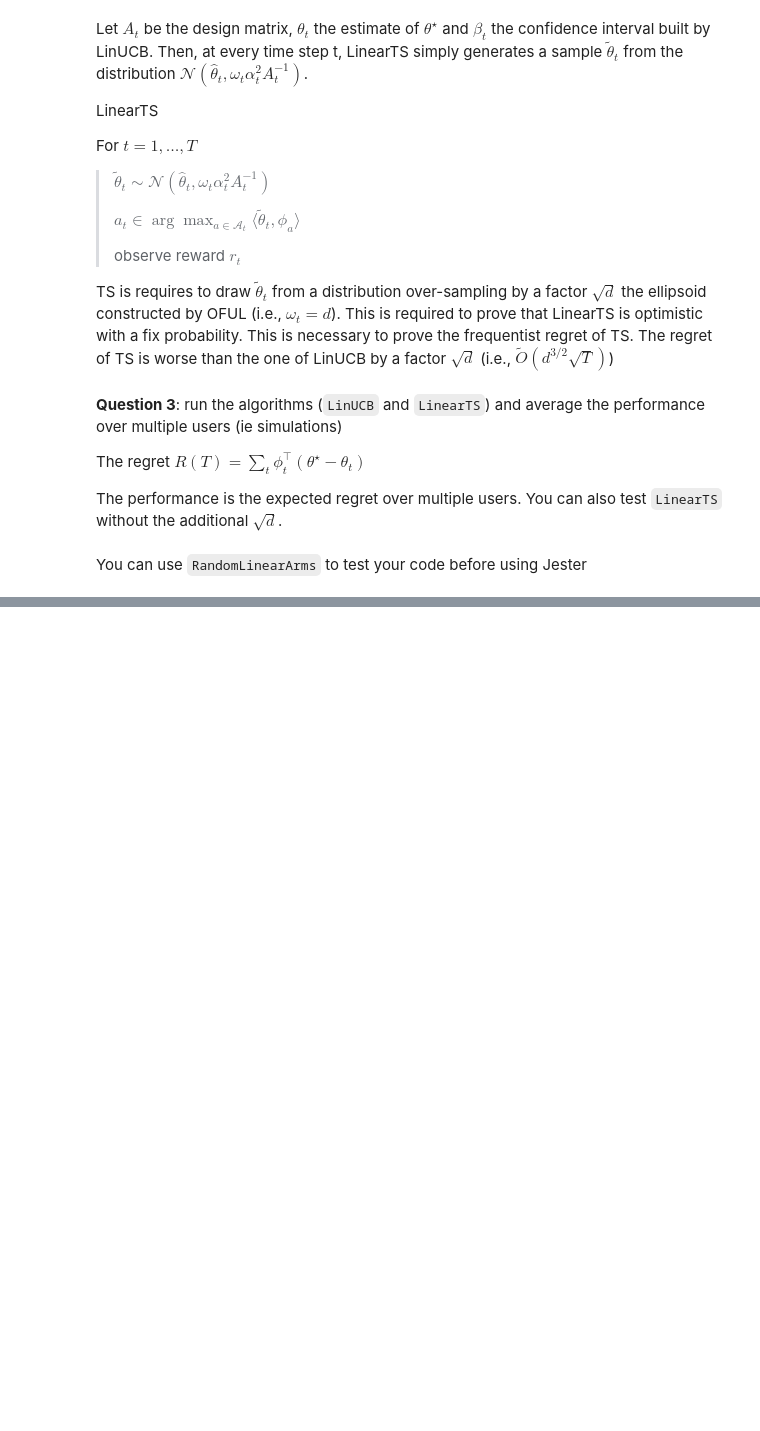
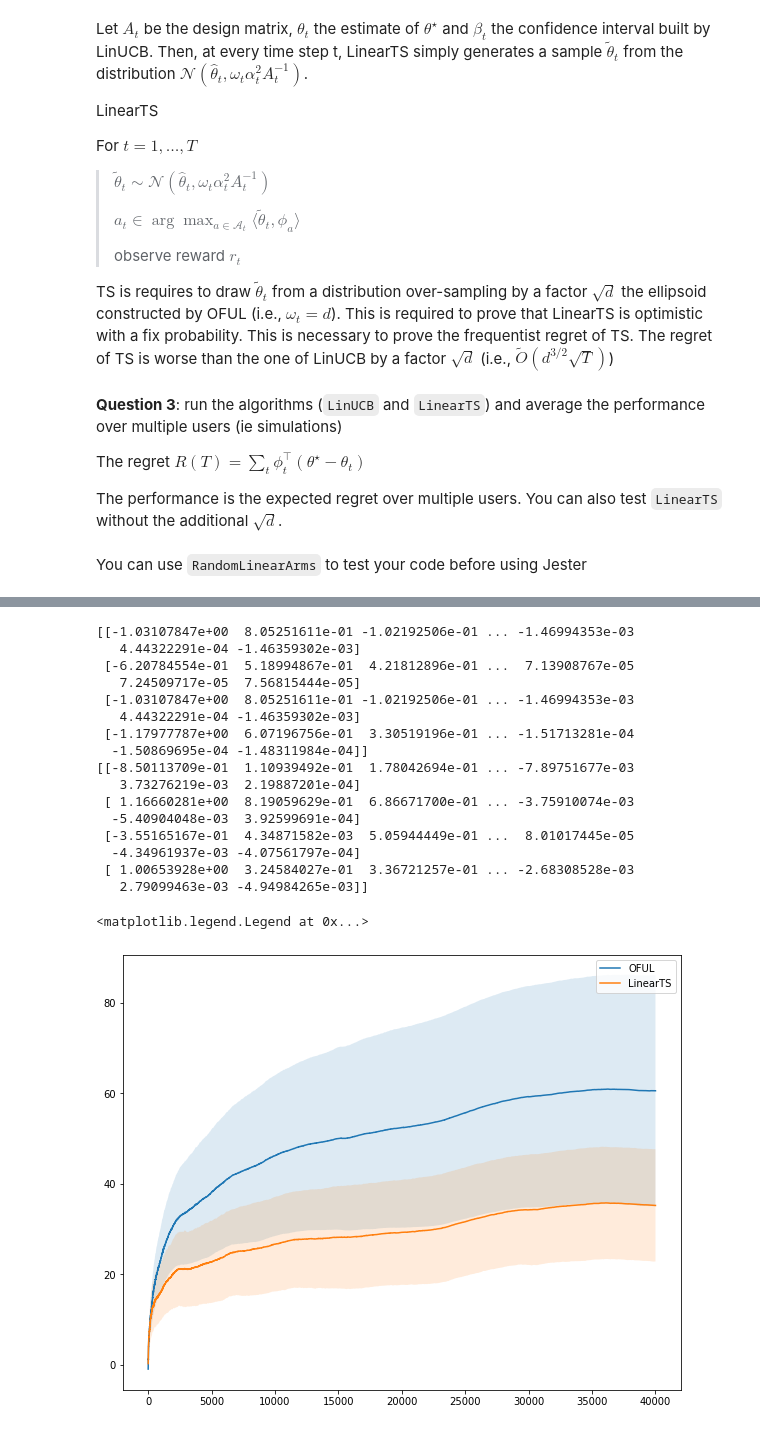
Before and after one commit to ArnaudYoh/MVA_RL, a Jupyter notebook: MVARL19_part3.ipynb, the cells around one changed output, grey strips where cells are left out. Saved outputs shown, nothing was run; the diff lists cells and outputs as text; code cells hidden in the pictures; blank space fills up the shorter version.

```diff
--- a/MVARL19_part3.ipynb
+++ b/MVARL19_part3.ipynb
@@ -260,12 +255,3 @@ For $t=1, \ldots, T$
 > observe reward $r_t$
 
 TS is requires to draw $\tilde{\theta}_t$ from a distribution over-sampling by a factor $\sqrt{d}$ the ellipsoid constructed by OFUL (i.e., $\omega_t = d$). This is required to prove that LinearTS is optimistic with a fix probability. This is necessary to prove the frequentist regret of TS. The regret of TS is worse than the one of LinUCB by a factor $\sqrt{d}$ (i.e., $\widetilde{O}(d^{3/2}\sqrt{T})$)
-# %%
-class LinearTS(OFUL):
-    def __init__(self, arm_features, reg_factor, delta,
-                 bound_theta, noise_std):
-        super(LinearTS, self).__init__(arm_features, reg_factor, delta,
-                 bound_theta, noise_std)
-        self.alpha =
-
-    #TODO
@@ -278,7 +309,7 @@ The performance is the expected regret over multiple users. You can also test `L
 # %% [markdown]
 You can use `RandomLinearArms` to test your code before using Jester
 # %%
-# from mvarl_hands_on.utils.coldstart import RandomLinearArms
+from mvarl_hands_on.utils.coldstart import RandomLinearArms
 
 nb_simulations = 4
 T = int(4e4)
@@ -289,7 +320,7 @@ algorithms = {
                  bound_theta=bound_theta, noise_std=config_cs['noise_std']),
              'LinearTS': lambda arm_features, bound_theta:
               LinearTS(arm_features=arm_features, reg_factor=1., delta=0.01,
-                 bound_theta=bound_theta, noise_std=config_cs['noise_std'])
+                 bound_theta=bound_theta, noise_std=config_cs['noise_std'], T=T)
              }
 
 regrets = {}
@@ -302,10 +333,17 @@ for alg_name in algorithms.keys():
         if k % 1 == 0:
             print("{} simulation {}/{}".format(alg_name, k+1, nb_simulations))
         model = ColdStartFromDataset(**config_cs)
-#         model = RandomLinearArms()
-        alg = algorithms[alg_name](arm_features=, bound_theta=)
+#        model = RandomLinearArms()
+        alg = algorithms[alg_name](arm_features=model.features, bound_theta=np.linalg.norm(model.theta))
 
-        #TODO: implement interaction loop
-        #for t
-        #   ....
-        #   regrets[alg_name][k, t] =
+        for t in range(T):
+            action = alg.sample_action()
+            reward = model.reward(action)
+            regrets[alg_name][k, t] =  model.features[action].dot(model.theta  - alg.theta)
+            #regrets[alg_name][k, t] =  model.best_arm_reward() - reward
+
+            alg.update(action, reward)
+
+        print("Found Theta", alg.theta)
+        print("Cum regret on Simulation", np.sum(regrets[alg_name][k, :]), "\n")
+    print("\n")
@@ -312,12 +368,34 @@ for alg_name in algorithms.keys():
 # %%
+for alg_name in algorithms.keys():
+    print(regrets[alg_name])
+
 plt.figure(figsize=(10,8))
 for alg_name in regrets.keys():
     data = np.cumsum(regrets[alg_name], axis=1)
     n_rep, T = data.shape
 
     mean_regret = np.mean(data, axis=0)
     std_regret = np.std(data, axis=0) / math.sqrt(n_rep)
     t = np.arange(T)
     plt.plot(t, mean_regret, label=alg_name)
     plt.fill_between(t, mean_regret - 2 * std_regret, mean_regret + 2 * std_regret, alpha=0.15)
 plt.legend()
+# %% [output]
+[[-1.03107847e+00  8.05251611e-01 -1.02192506e-01 ... -1.46994353e-03
+   4.44322291e-04 -1.46359302e-03]
+ [-6.20784554e-01  5.18994867e-01  4.21812896e-01 ...  7.13908767e-05
+   7.24509717e-05  7.56815444e-05]
+ [-1.03107847e+00  8.05251611e-01 -1.02192506e-01 ... -1.46994353e-03
+   4.44322291e-04 -1.46359302e-03]
+ [-1.17977787e+00  6.07196756e-01  3.30519196e-01 ... -1.51713281e-04
+  -1.50869695e-04 -1.48311984e-04]]
+[[-8.50113709e-01  1.10939492e-01  1.78042694e-01 ... -7.89751677e-03
+   3.73276219e-03  2.19887201e-04]
+ [ 1.16660281e+00  8.19059629e-01  6.86671700e-01 ... -3.75910074e-03
+  -5.40904048e-03  3.92599691e-04]
+ [-3.55165167e-01  4.34871582e-03  5.05944449e-01 ...  8.01017445e-05
+  -4.34961937e-03 -4.07561797e-04]
+ [ 1.00653928e+00  3.24584027e-01  3.36721257e-01 ... -2.68308528e-03
+   2.79099463e-03 -4.94984265e-03]]
+<matplotlib.legend.Legend at 0x...>
+[figure, added]
```
Also changed, not shown: parts of 7 cells of this notebook, 1 other file.
